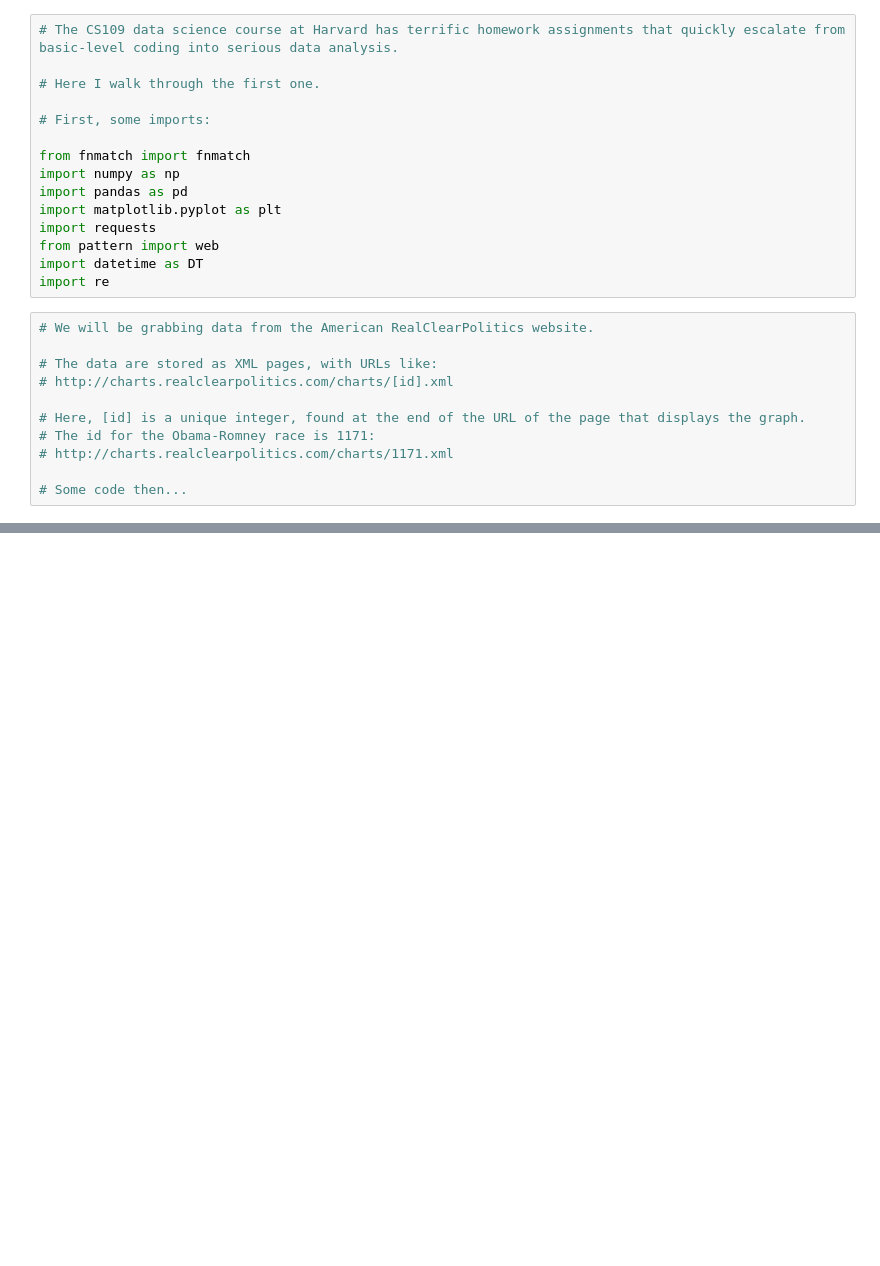
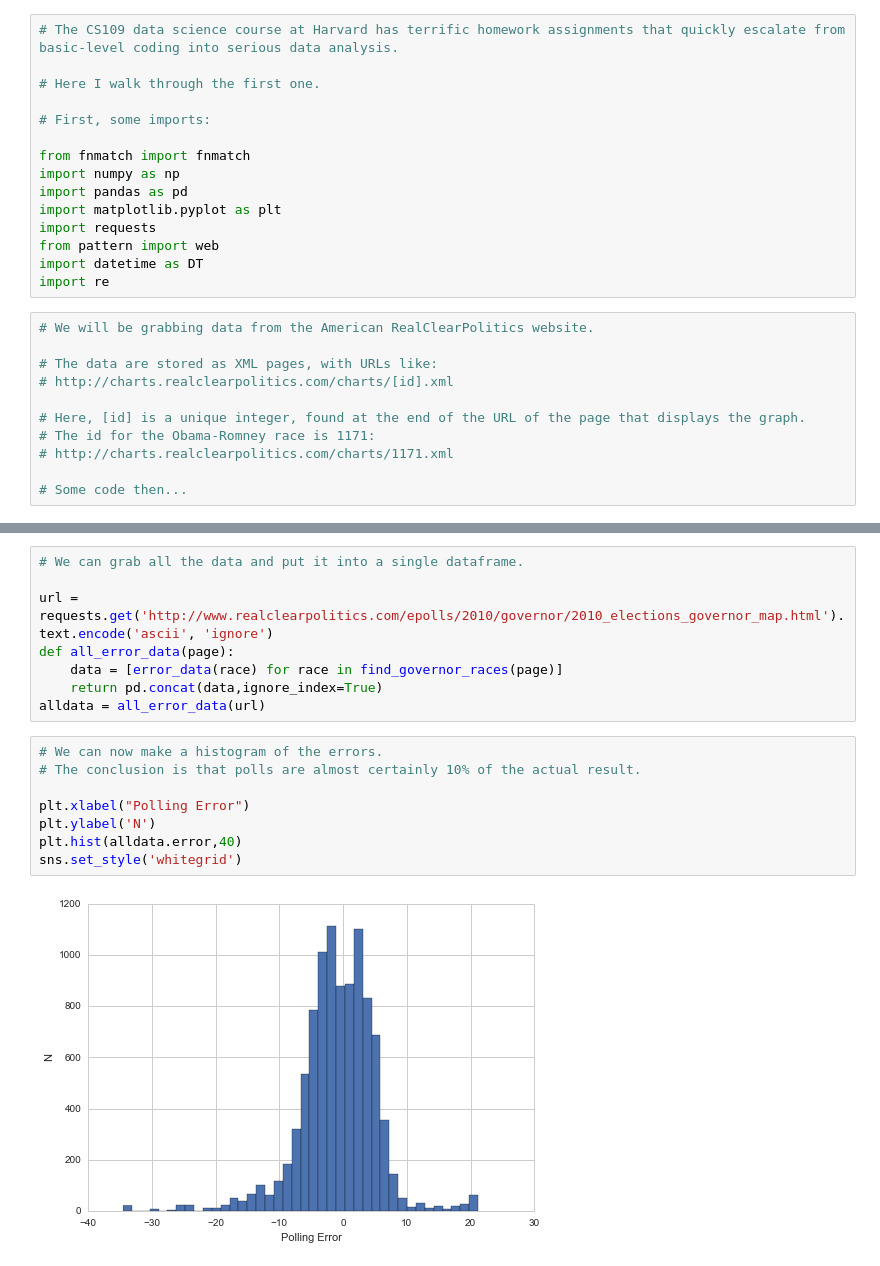
Before and after one commit to jacksongs/pelican, a Jupyter notebook: content/notebooks/HW1forweb.ipynb, the cells around one changed output, grey strips where cells are left out. Drawn from its saved outputs; the diff is of its cells as text; blank space fills up the shorter version.

```diff
--- a/content/notebooks/HW1forweb.ipynb
+++ b/content/notebooks/HW1forweb.ipynb
@@ -88,0 +281,18 @@ sns.despine()
+# %%
+# We can grab all the data and put it into a single dataframe.
+
+url = requests.get('http://www.realclearpolitics.com/epolls/2010/governor/2010_elections_governor_map.html').text.encode('ascii', 'ignore')
+def all_error_data(page):
+    data = [error_data(race) for race in find_governor_races(page)]
+    return pd.concat(data,ignore_index=True)
+alldata = all_error_data(url)
+# %%
+# We can now make a histogram of the errors.
+# The conclusion is that polls are almost certainly 10% of the actual result.
+
+plt.xlabel("Polling Error")
+plt.ylabel('N')
+plt.hist(alldata.error,40)
+sns.set_style('whitegrid')
+# %% [output]
+[figure, added]
```
Also changed, not shown: parts of 8 cells of this notebook, 1 other file.
